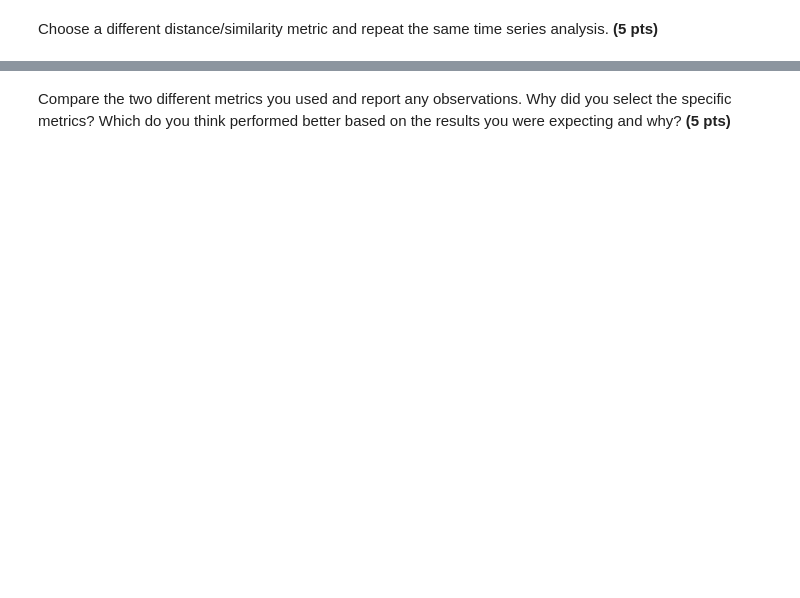
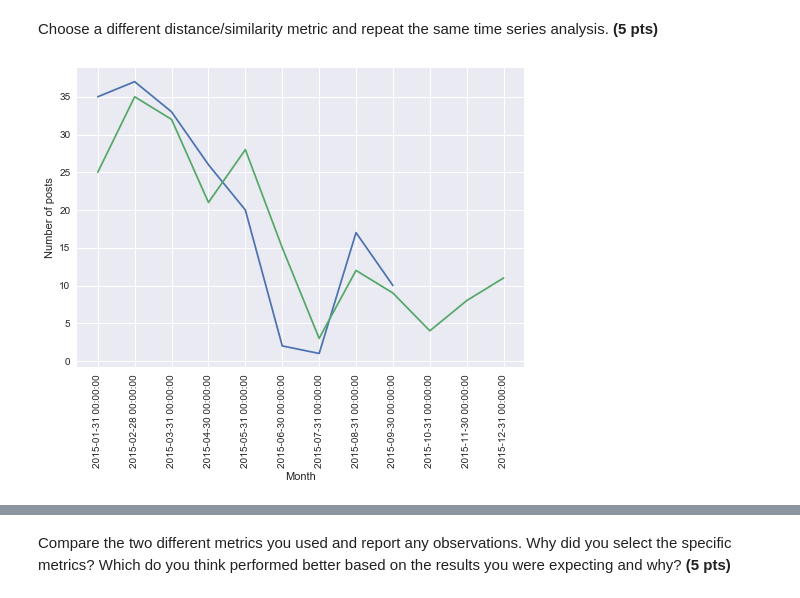
Before and after one commit to lmckone/Stackoverflow-user-time-series-analysis, a Jupyter notebook: Homework-1-2.ipynb, the cells around one changed output, grey strips where cells are left out. Drawn from its saved outputs; the diff is of its cells as text; code cells hidden in the pictures; blank space fills up the shorter version.

```diff
--- a/Homework-1-2.ipynb
+++ b/Homework-1-2.ipynb
@@ -22,2 +142,27 @@ What are your interpretation/conclusions from the above plotting comparisons? **
 # %% [markdown]
 Choose a different distance/similarity metric and repeat the same time series analysis. **(5 pts)**
+# %%
+array2 = pd.DataFrame(list(dataframe['Series']), index = dataframe['UserId'])
+array2[isnan(array2)] = 0
+dists2 = pdist(array2, metric='correlation')
+dists2 = squareform(dists2)
+dists2 = pd.DataFrame(dists2, index=dataframe['UserId'])
+
+dataframe['UserId'] = dataframe['UserId'].apply(lambda x: ''.join(str(list(x))))
+#find most dissimilar series
+dissimseries2 = dataframe['Series'].loc[dataframe['UserId'].isin(dists2[dists2.values == dists2.values.max()].index)]
+#so that we can take the min without comparing the users to themselves, set all entries that are 0 to 999999
+dists2[dists2==0] = 999999
+#find most similar series
+simseries2 = dataframe['Series'].loc[dataframe['UserId'].isin(dists2[dists2.values == dists2.values.min()].index)]
+# %%
+simseries2 = pd.DataFrame(simseries2)
+plt.plot(simseries2['Series'].iloc[0])
+plt.plot(simseries2['Series'].iloc[1])
+labels = dataframe['Dates'][0]
+plt.xticks(range(0, 12, 1), labels, rotation='vertical')
+plt.ylabel('Number of posts')
+plt.xlabel('Month')
+plt.show()
+# %% [output]
+[figure, added]
```
Also changed, not shown: parts of 11 cells of this notebook.
